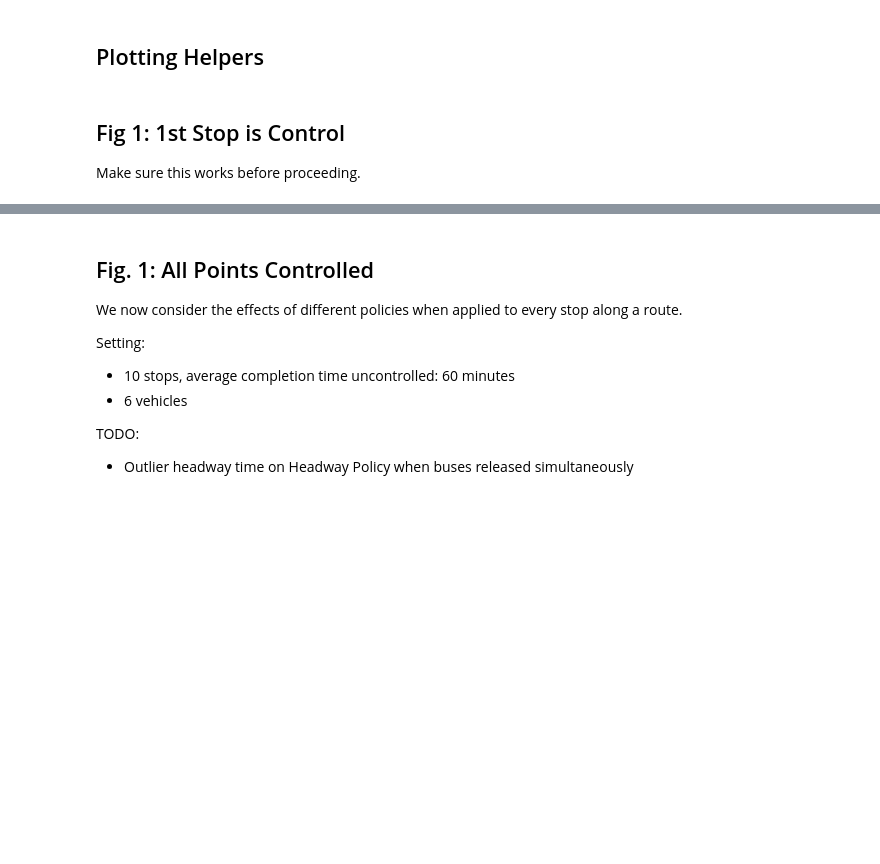
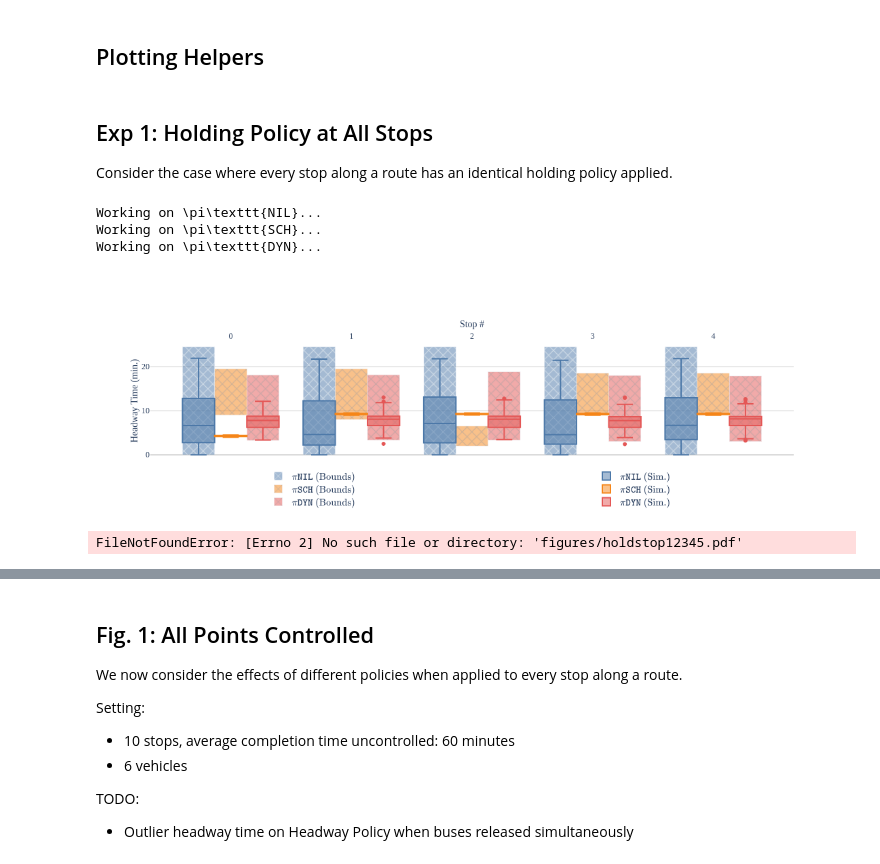
Before and after one commit to m-yuhas/bus-transit-headway-bounds, a Jupyter notebook: experiments.ipynb, the cells around one changed output, grey strips where cells are left out. Drawn from its saved outputs; the diff is of its cells as text; code cells hidden in the pictures; blank space fills up the shorter version.

Commit message:
Making the plotting code nicer...

```diff
--- a/experiments.ipynb
+++ b/experiments.ipynb
@@ -31 +41,15 @@ COLORS = [
+# %%
+@dataclass
+class RouteResults(object):
+    """Results from an experiment on one route variant.
+
+    :param name: Name used for identification.
+    :param route: The route under consideration.
+    :param headway: Simulated and analytical headway results for the route.
+    :param travel_time: Measured travel times between all pairs of stops.
+    """
+    name: str
+    route: list[Stop]
+    headway: HeadwayResults
+    travel_time: list[list[list[float]]]
 # %%
@@ -177,7 +198,45 @@ def run_experiment(exp_id: str, routes: Dict, start_times: List[List[float]], t_
     plot_travel(results)
 # %% [markdown]
-## Fig 1: 1st Stop is Control
-Make sure this works before proceeding.
+## Exp 1: Holding Policy at All Stops
+Consider the case where every stop along a route has an identical holding policy applied.
+# %%
+T_MAX = 60 * 24 * 7
+N_STOPS = 5
+BASE_ROUTE = [
+    StopConfig(
+        tau=(4, 4.5),
+        delta=(0, 0.5),
+        policy=BolehPolicy,
+        policy_args={},
+    ) for _ in range(N_STOPS)
+]
+START_TIMES = [0, 10, 20]
+
+# Scheduled terminal departure
+SCHED_ROUTE = deepcopy(BASE_ROUTE)
+for i in range(N_STOPS):
+    SCHED_ROUTE[i].policy = InfiniteSchedulePolicy
+    SCHED_ROUTE[i].policy_args = {'time_delta': 10, 'offset':  5 * i}
+
+# Headway driven holding
+HEADWAY_ROUTE = deepcopy(BASE_ROUTE)
+for i in range(N_STOPS):
+    HEADWAY_ROUTE[i].policy = HeadwayDrivenPolicy
+    HEADWAY_ROUTE[i].policy_args = {'activation_ratio': 0.75, 'max_holding': float('inf')}
+
+routes = [
+    RouteConfig(name=r'\pi\texttt{NIL}', route=BASE_ROUTE, start_times=START_TIMES),
+    RouteConfig(name=r'\pi\texttt{SCH}', route=SCHED_ROUTE, start_times=START_TIMES),
+    RouteConfig(name=r'\pi\texttt{DYN}', route=HEADWAY_ROUTE, start_times=START_TIMES),
+]
+
+run_experiment(exp_id='holdstop12345', routes=routes, t_max=T_MAX)
+# %% [output]
+Working on \pi\texttt{NIL}...
+Working on \pi\texttt{SCH}...
+Working on \pi\texttt{DYN}...
+[figure, new version]
+FileNotFoundError: [Errno 2] No such file or directory: 'figures/holdstop12345.pdf'
 # %%
 # Base route - no control
 N_STOPS = 5
```
Also changed, not shown: parts of 11 cells of this notebook, 6 other files.
